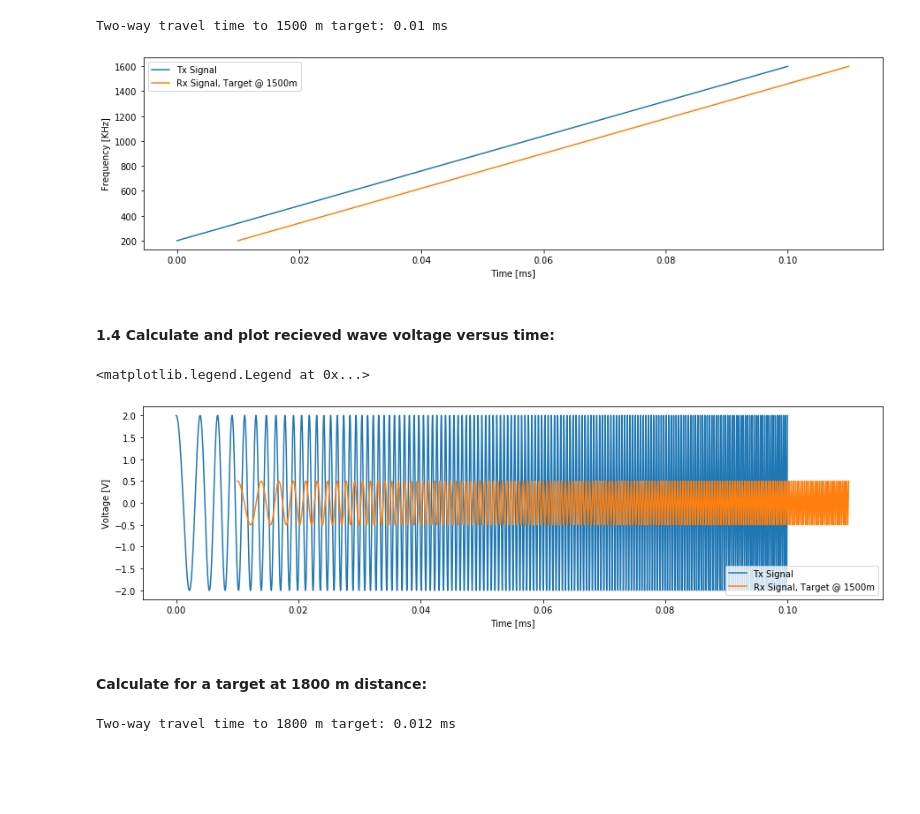
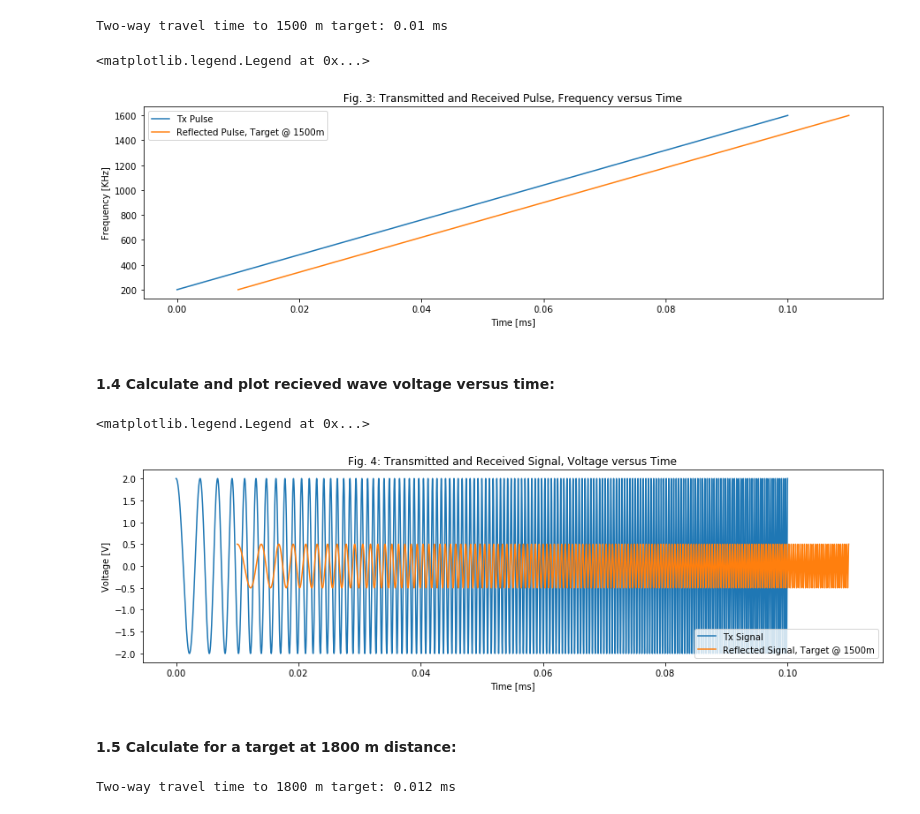
Before and after one commit to spestana/microwave-rs, a Jupyter notebook: Homework1.ipynb, the cells around one changed output. Saved outputs shown, nothing was run; the diff lists cells and outputs as text; code cells hidden in the pictures; blank space fills up the shorter version.

```diff
--- a/Homework1.ipynb
+++ b/Homework1.ipynb
@@ -76,13 +86,16 @@ print('Two-way travel time to {} m target: {} ms'.format(d_1,np.round(twt_1/1e-3
 Two-way travel time to 1500 m target: 0.01 ms
 # %%
 plt.figure(figsize=(15,4))
-plt.plot(t/1e-3,f/1e3,label='Tx Signal') # convert to KHz and ms for ease of reading and plot
-plt.plot(t_1/1e-3,f_1/1e3,label='Rx Signal, Target @ 1500m')
+plt.plot(t/1e-3,f/1e3,label='Tx Pulse') # convert to KHz and ms for ease of reading and plot
+plt.plot(t_1/1e-3,f_1/1e3,label='Reflected Pulse, Target @ 1500m')
 plt.ylabel('Frequency [KHz]')
 plt.xlabel('Time [ms]')
-plt.legend(loc='best');
+plt.title('Fig. 3: Transmitted and Received Pulse, Frequency versus Time')
+plt.legend(loc='best')
+#plt.savefig('figure3.jpg',dpi=200);
 # %% [output]
+<matplotlib.legend.Legend at 0x...>
-[figure, old version]
+[figure, new version]
 # %% [markdown]
 #### 1.4 Calculate and plot recieved wave voltage versus time:
 # %%
@@ -91,13 +104,15 @@ Ezt_1 = E(z,t,f_1,v,Eo_1) # reflected voltage as a function of time
 # %%
 plt.figure(figsize=(15,4))
 plt.plot(t/1e-3,Ezt.real,label='Tx Signal')
-plt.plot(t_1/1e-3,Ezt_1.real,label='Rx Signal, Target @ 1500m')
+plt.plot(t_1/1e-3,Ezt_1.real,label='Reflected Signal, Target @ 1500m')
 plt.ylabel('Voltage [V]')
 plt.xlabel('Time [ms]')
+plt.title('Fig. 4: Transmitted and Received Signal, Voltage versus Time')
 plt.legend(loc='best')
+#plt.savefig('figure4.jpg',dpi=200);
 # %% [output]
 <matplotlib.legend.Legend at 0x...>
-[figure, old version]
+[figure, new version]
 # %% [markdown]
-#### Calculate for a target at 1800 m distance:
+#### 1.5 Calculate for a target at 1800 m distance:
 # %%
```
Also changed, not shown: parts of 26 cells of this notebook.
